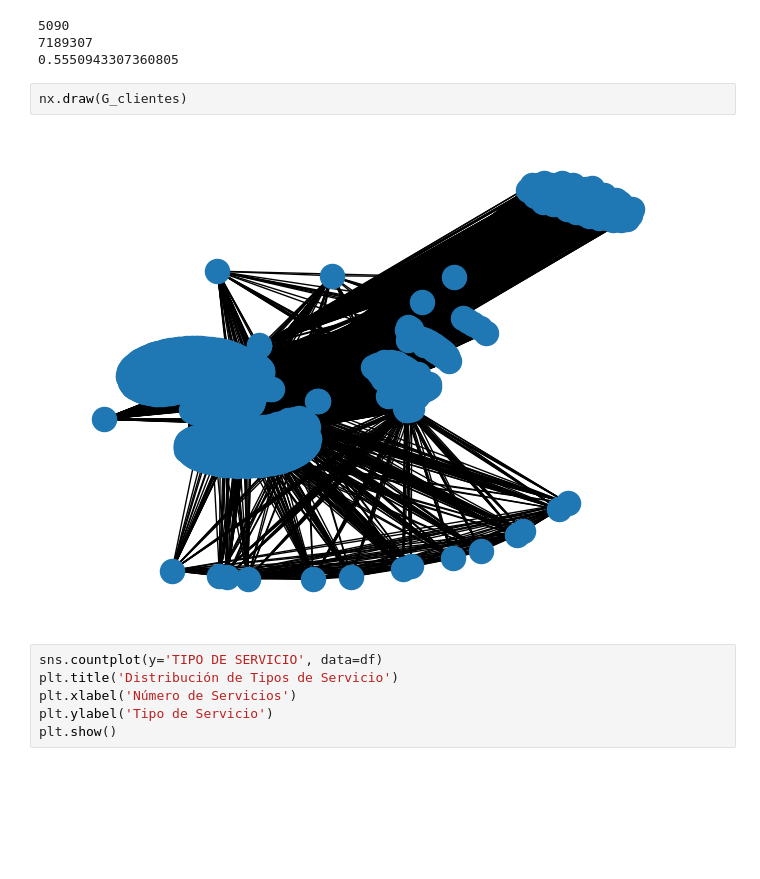
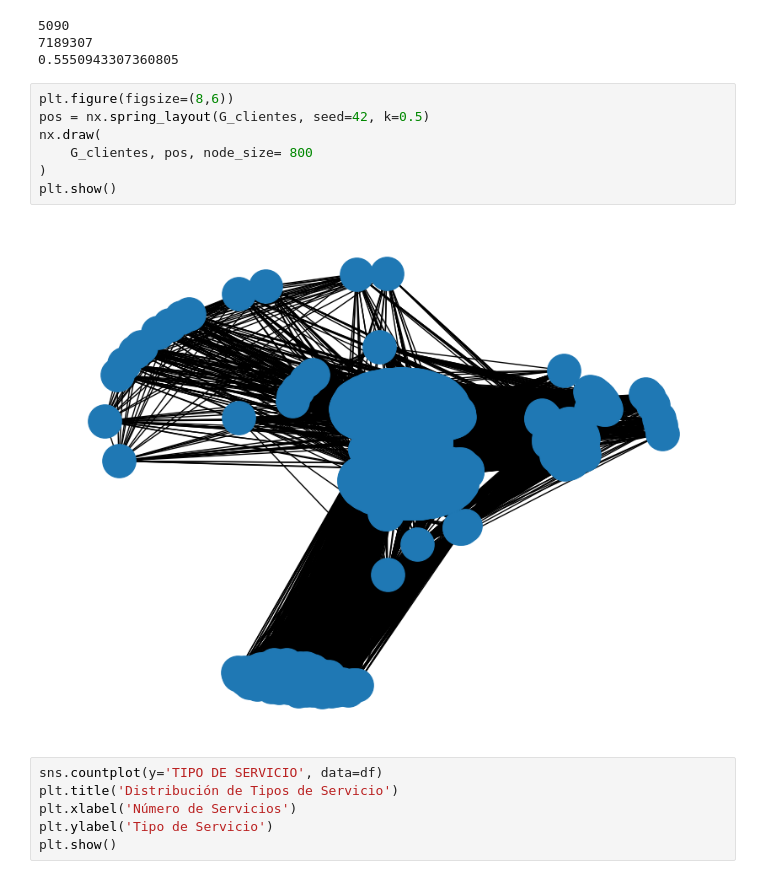
Before and after one commit to Giorgio6846/UPC-TF-ComplexNetwork, a Jupyter notebook: src/tp.ipynb, the cells around one changed output. Saved outputs shown, nothing was run; the diff lists cells and outputs as text; blank space fills up the shorter version.

```diff
--- a/src/tp.ipynb
+++ b/src/tp.ipynb
@@ -124,9 +124,14 @@ print(nx.density(G_clientes))
 7189307
 0.5550943307360805
 # %%
-nx.draw(G_clientes)
+plt.figure(figsize=(8,6))
+pos = nx.spring_layout(G_clientes, seed=42, k=0.5)
+nx.draw(
+    G_clientes, pos, node_size= 800
+)
+plt.show()
 # %% [output]
-[figure, old version]
+[figure, new version]
 # %%
 sns.countplot(y='TIPO DE SERVICIO', data=df)
 plt.title('Distribución de Tipos de Servicio')
```
Also changed, not shown: 3 other files.
